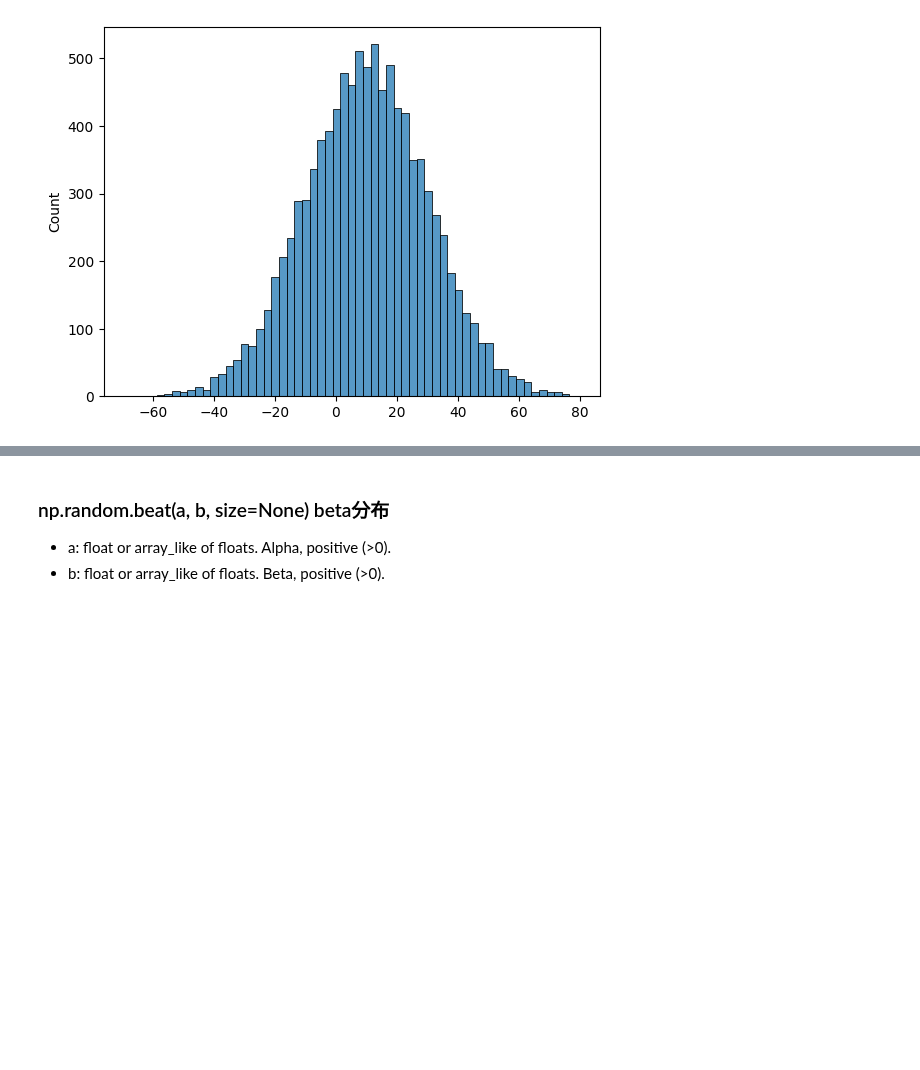
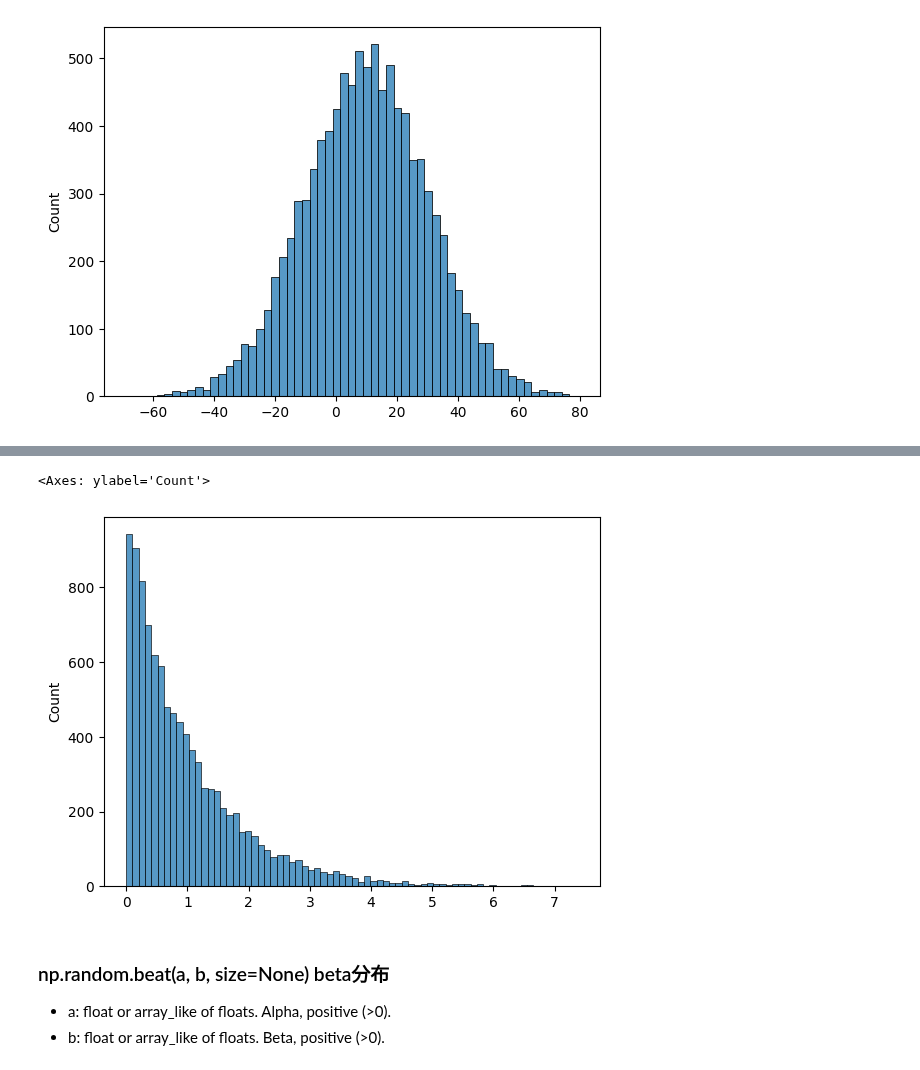
Before and after one commit to NagatoYuki0943/ML, a Jupyter notebook: code/numpy/02_gen_array_random.ipynb, the cells around one changed output, grey strips where cells are left out. Drawn from its saved outputs; the diff is of its cells as text; code cells hidden in the pictures; blank space fills up the shorter version.

```diff
--- a/code/numpy/02_gen_array_random.ipynb
+++ b/code/numpy/02_gen_array_random.ipynb
@@ -327,3 +364,8 @@ sns.histplot(x, bins="auto")
+# %%
+sns.histplot(x, bins="auto")
+# %% [output]
+<Axes: ylabel='Count'>
+[figure, added]
 # %% [markdown]
 ### np.random.beat(a, b, size=None) beta分布
 
```
Also changed, not shown: parts of 4 cells of this notebook.
